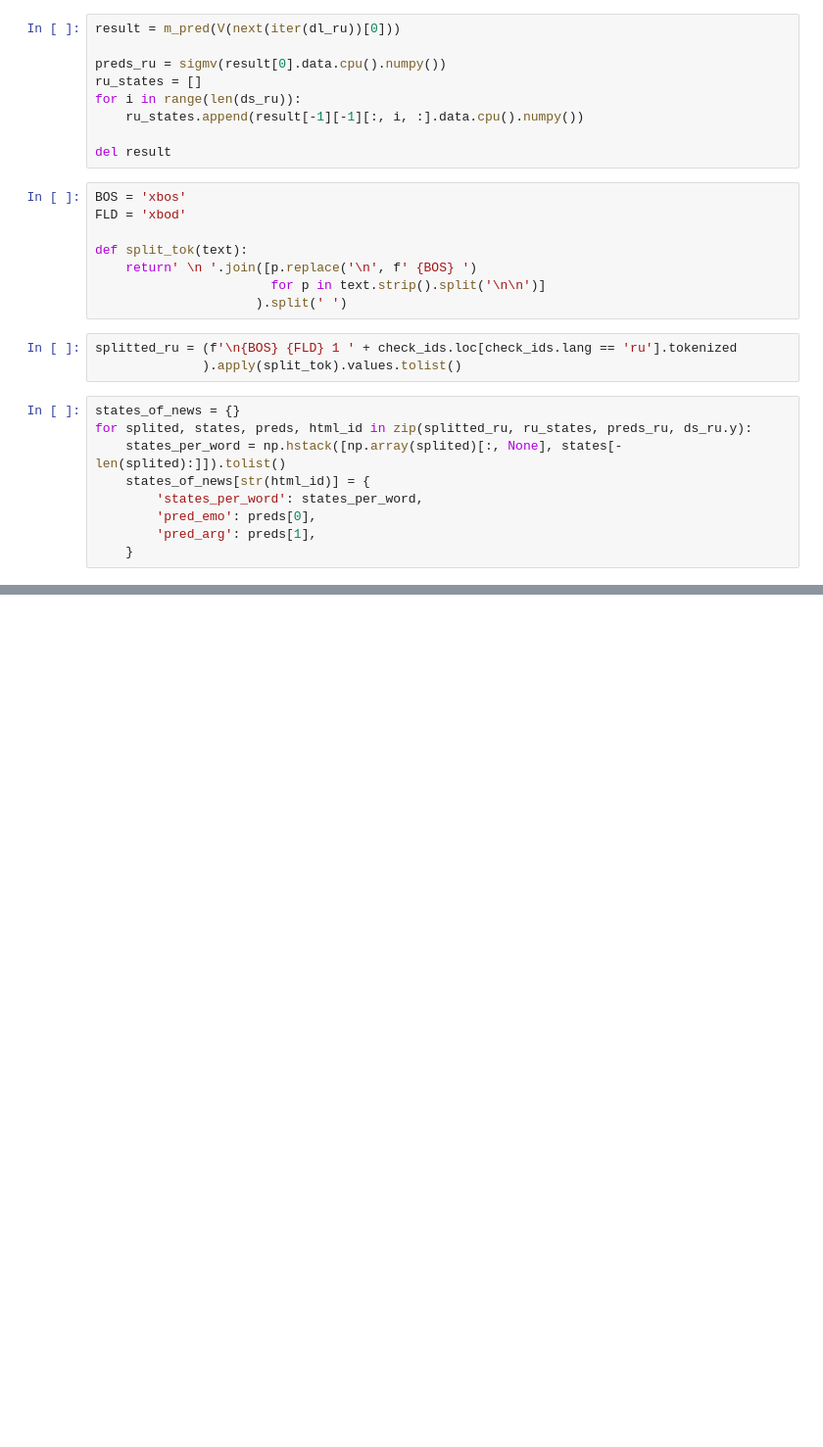
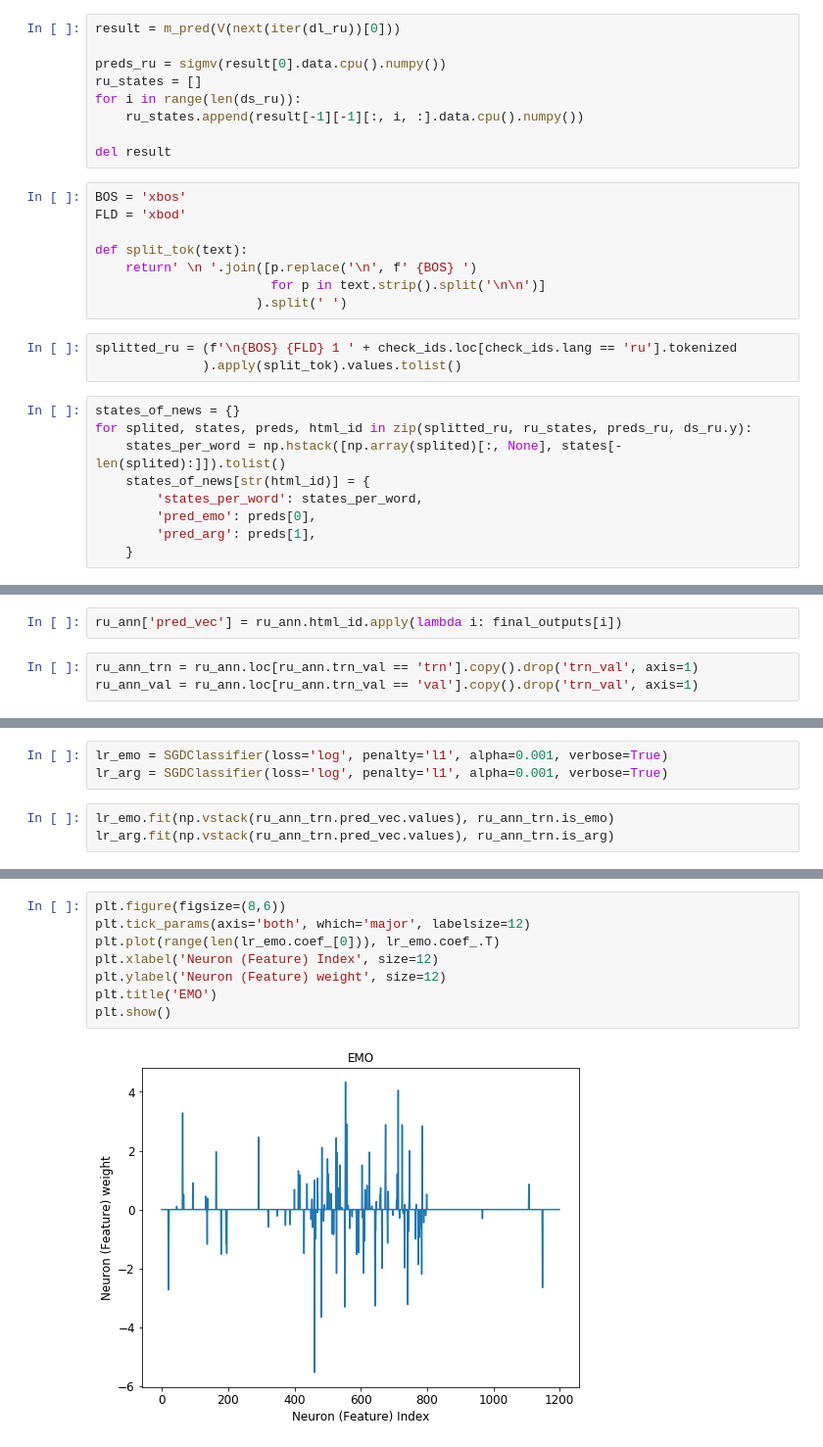
Before and after one commit to NadiaRom/state_per_word, a Jupyter notebook: check_activations_per_word.ipynb, the cells around one changed output, grey strips where cells are left out. Shown: that part at 98% size. Cells and saved outputs as stored; diff of their text form; blank space fills up the shorter version.

Commit message:
LR to find weight of activations in last layer

```diff
--- a/check_activations_per_word.ipynb
+++ b/check_activations_per_word.ipynb
@@ -73,0 +114,5 @@ with open('ru_states_per_word.json', 'w') as f:
+# %%
+ru_ann['pred_vec'] = ru_ann.html_id.apply(lambda i: final_outputs[i])
+# %%
+ru_ann_trn = ru_ann.loc[ru_ann.trn_val == 'trn'].copy().drop('trn_val', axis=1)
+ru_ann_val = ru_ann.loc[ru_ann.trn_val == 'val'].copy().drop('trn_val', axis=1)
@@ -73,0 +124,6 @@ with open('ru_states_per_word.json', 'w') as f:
+# %%
+lr_emo = SGDClassifier(loss='log', penalty='l1', alpha=0.001, verbose=True)
+lr_arg = SGDClassifier(loss='log', penalty='l1', alpha=0.001, verbose=True)
+# %%
+lr_emo.fit(np.vstack(ru_ann_trn.pred_vec.values), ru_ann_trn.is_emo)
+lr_arg.fit(np.vstack(ru_ann_trn.pred_vec.values), ru_ann_trn.is_arg)
@@ -73,0 +207,10 @@ with open('ru_states_per_word.json', 'w') as f:
+# %%
+plt.figure(figsize=(8,6))
+plt.tick_params(axis='both', which='major', labelsize=12)
+plt.plot(range(len(lr_emo.coef_[0])), lr_emo.coef_.T)
+plt.xlabel('Neuron (Feature) Index', size=12)
+plt.ylabel('Neuron (Feature) weight', size=12)
+plt.title('EMO')
+plt.show()
+# %% [output]
+[figure, added]
```
Also changed, not shown: parts of 17 cells of this notebook.
